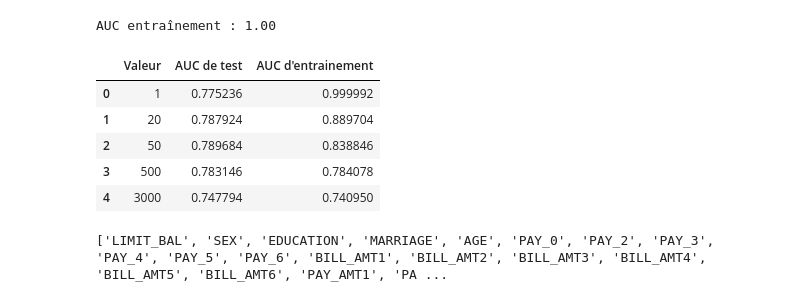
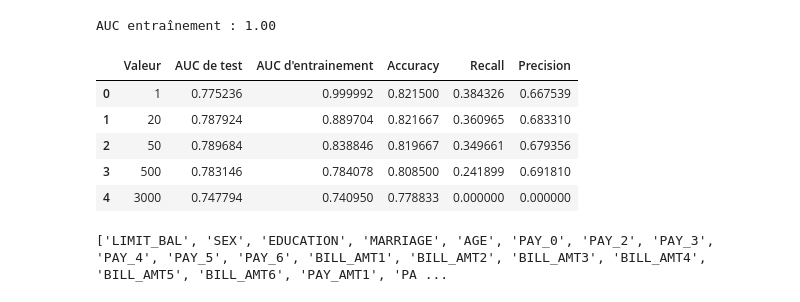
Before and after one commit to laiya-exe/credit-risk-api, a Jupyter notebook: notebooks/01-exploration.ipynb, the cells around one changed output. Drawn from its saved outputs; the diff is of its cells as text; code cells hidden in the pictures.

```diff
--- a/notebooks/01-exploration.ipynb
+++ b/notebooks/01-exploration.ipynb
@@ -280,25 +280,29 @@ AUC entraînement : 1.00
 # %%
 res = []
 valeurs = [1, 20, 50, 500, 3000]
 for valeur in valeurs:
     foret = RandomForestClassifier(n_estimators=200, random_state=42, n_jobs=-1, min_samples_leaf=valeur)
     foret.fit(X_train, y_train)
+    predictions = foret.predict(X_test)
     proba = foret.predict_proba(X_test)[:,1]
     proba_train = foret.predict_proba(X_train)[:,1]
     res.append({
         "Valeur": valeur,
         "AUC de test": roc_auc_score(y_test, proba),
         "AUC d'entrainement": roc_auc_score(y_train, proba_train),
+        "Accuracy": accuracy_score(y_test, predictions),
+        "Recall": recall_score(y_test, predictions),
+        "Precision": precision_score(y_test, predictions),
     })
 
 pd.DataFrame(res)
 # %% [output]
-|  | Valeur | AUC de test | AUC d'entrainement |
-| 0 | 1 | 0.775236 | 0.999992 |
-| 1 | 20 | 0.787924 | 0.889704 |
-| 2 | 50 | 0.789684 | 0.838846 |
-| 3 | 500 | 0.783146 | 0.784078 |
-| 4 | 3000 | 0.747794 | 0.740950 |
+|  | Valeur | AUC de test | AUC d'entrainement | Accuracy | Recall | Precision |
+| 0 | 1 | 0.775236 | 0.999992 | 0.821500 | 0.384326 | 0.667539 |
+| 1 | 20 | 0.787924 | 0.889704 | 0.821667 | 0.360965 | 0.683310 |
+| 2 | 50 | 0.789684 | 0.838846 | 0.819667 | 0.349661 | 0.679356 |
+| 3 | 500 | 0.783146 | 0.784078 | 0.808500 | 0.241899 | 0.691810 |
+| 4 | 3000 | 0.747794 | 0.740950 | 0.778833 | 0.000000 | 0.000000 |
 # %%
 print(list(X.columns))
 # %% [output]
```
Also changed, not shown: 2 other files.
